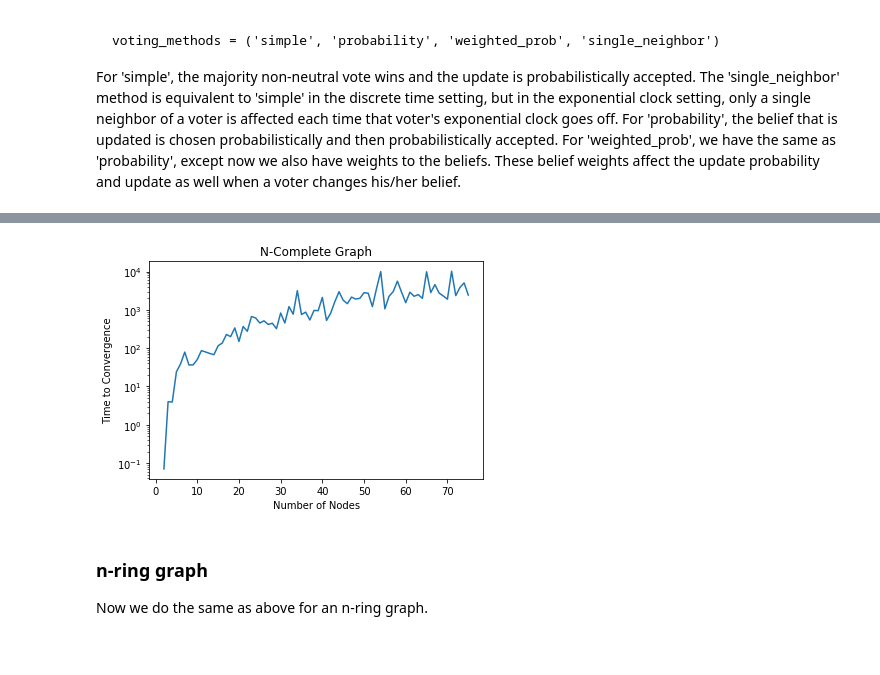
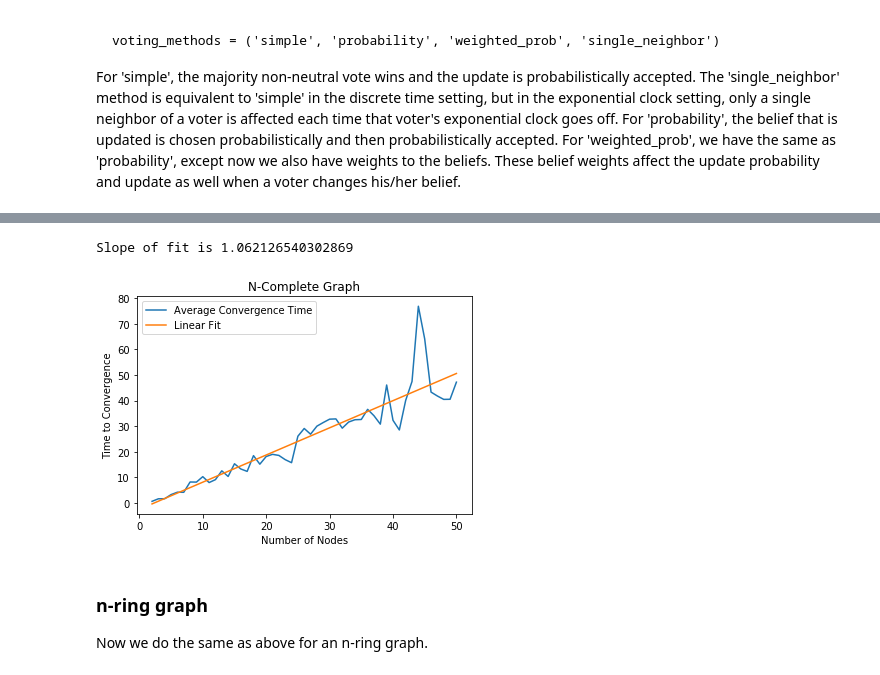
Before and after one commit to vhan95/EECS126_project, a Jupyter notebook: project.ipynb, the cells around one changed output, grey strips where cells are left out. Drawn from its saved outputs; the diff is of its cells as text; code cells hidden in the pictures.

```diff
--- a/project.ipynb
+++ b/project.ipynb
@@ -75,12 +90,19 @@ for n in range(2,76):
+# %%
+# For a complete graph, the convergence time is upper bounded by a linear function in n
+linfit = np.polyfit(x=range(2,51), y=conv_time_arr, deg=1)
+print("Slope of fit is",linfit[0])
+# %% [output]
+Slope of fit is 1.062126540302869
 # %%
-plt.plot(range(2,76),conv_time_arr)
+plt.plot(range(2,51),conv_time_arr, label='Average Convergence Time')
+plt.plot(range(2,51),linfit[1] + linfit[0] * np.arange(2,51), label='Linear Fit')
 plt.xlabel('Number of Nodes')
 plt.ylabel('Time to Convergence')
 plt.title('N-Complete Graph')
-plt.yscale('log')
+plt.legend()
 plt.show()
 # %% [output]
-[figure, old version]
+[figure, new version]
 # %% [markdown]
 ### n-ring graph
 Now we do the same as above for an n-ring graph.
```
Also changed, not shown: parts of 13 cells of this notebook.
